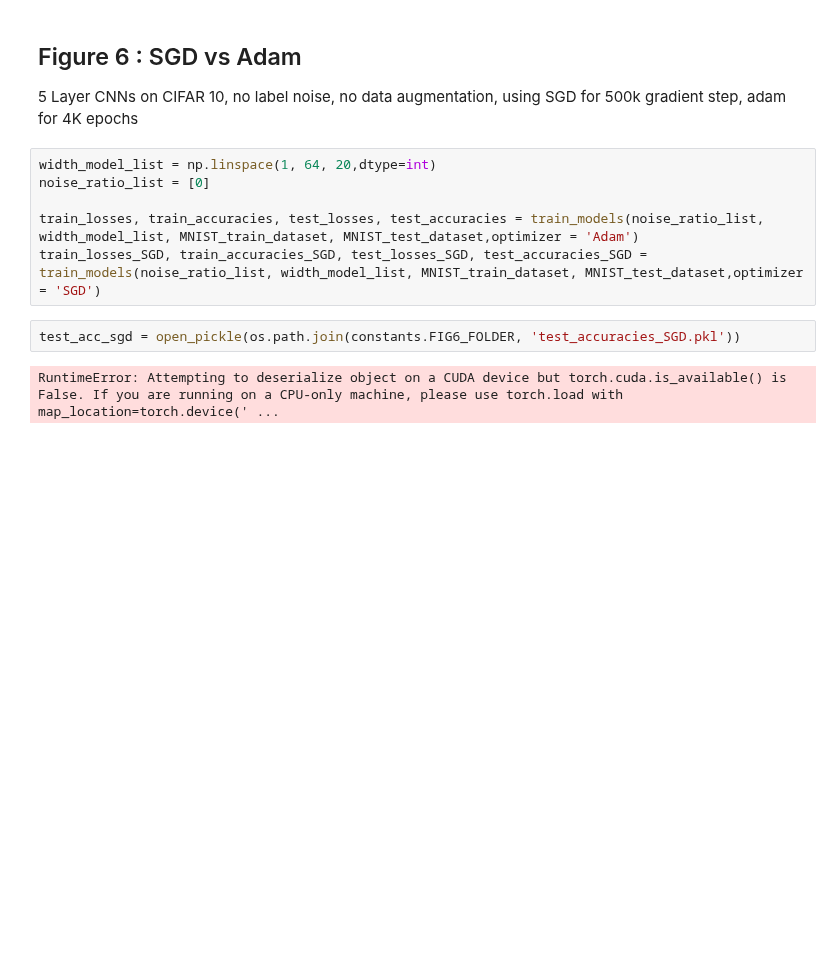
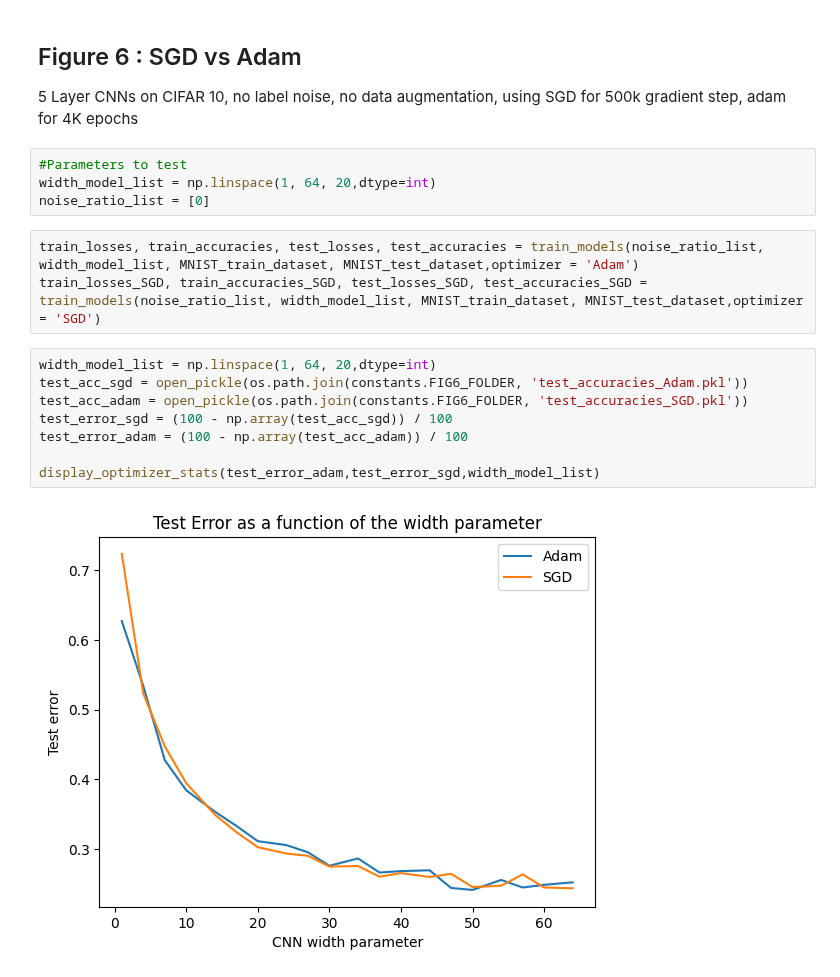
Before and after one commit to roduit/EE-411-FOIL-Project, a Jupyter notebook: source/main.ipynb, the cells around one changed output. Cells and saved outputs as stored; diff of their text form; blank space fills up the shorter version.

Commit message:
Plot figure 6

```diff
--- a/source/main.ipynb
+++ b/source/main.ipynb
@@ -200,13 +204,20 @@ display_error(error_lists=train_errors,width_model_list=width_model_list,noise_r
 # %% [markdown]
 ## Figure 6 : SGD vs Adam
 5 Layer CNNs on CIFAR 10, no label noise, no data augmentation, using SGD for 500k gradient step, adam for 4K epochs
+# %%
+#Parameters to test
+width_model_list = np.linspace(1, 64, 20,dtype=int)
+noise_ratio_list = [0]
 # %%
-width_model_list = np.linspace(1, 64, 20,dtype=int)
-noise_ratio_list = [0]
-
 train_losses, train_accuracies, test_losses, test_accuracies = train_models(noise_ratio_list, width_model_list, MNIST_train_dataset, MNIST_test_dataset,optimizer = 'Adam')
 train_losses_SGD, train_accuracies_SGD, test_losses_SGD, test_accuracies_SGD = train_models(noise_ratio_list, width_model_list, MNIST_train_dataset, MNIST_test_dataset,optimizer = 'SGD')
-# %%
-test_acc_sgd = open_pickle(os.path.join(constants.FIG6_FOLDER, 'test_accuracies_SGD.pkl'))
-# %% [output]
-RuntimeError: Attempting to deserialize object on a CUDA device but torch.cuda.is_available() is False. If you are running on a CPU-only machine, please use torch.load with map_location=torch.device(' ...
+# %%
+width_model_list = np.linspace(1, 64, 20,dtype=int)
+test_acc_sgd = open_pickle(os.path.join(constants.FIG6_FOLDER, 'test_accuracies_Adam.pkl'))
+test_acc_adam = open_pickle(os.path.join(constants.FIG6_FOLDER, 'test_accuracies_SGD.pkl'))
+test_error_sgd = (100 - np.array(test_acc_sgd)) / 100
+test_error_adam = (100 - np.array(test_acc_adam)) / 100
+
+display_optimizer_stats(test_error_adam,test_error_sgd,width_model_list)
+# %% [output]
+[figure, added]
```
Also changed, not shown: parts of 3 cells of this notebook, 1 other file.
